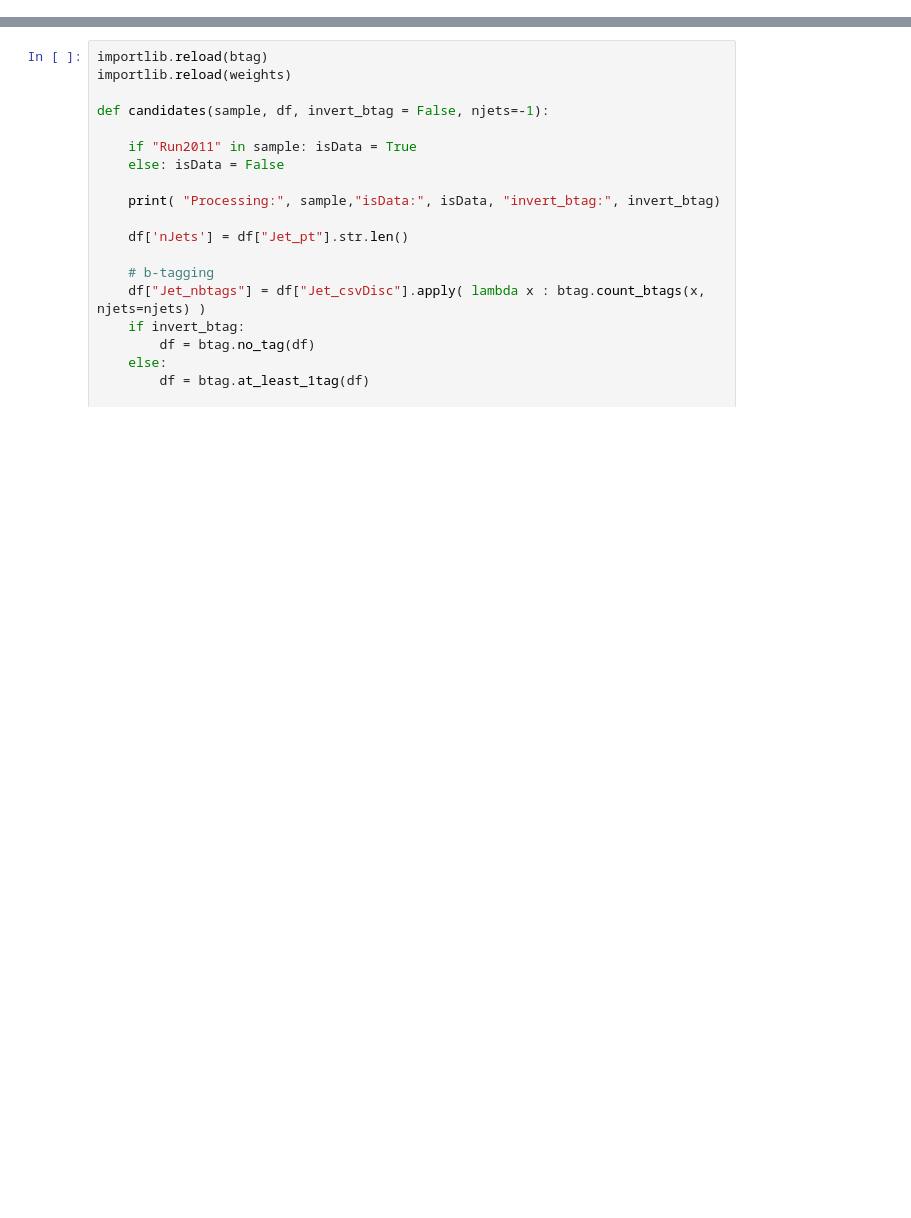
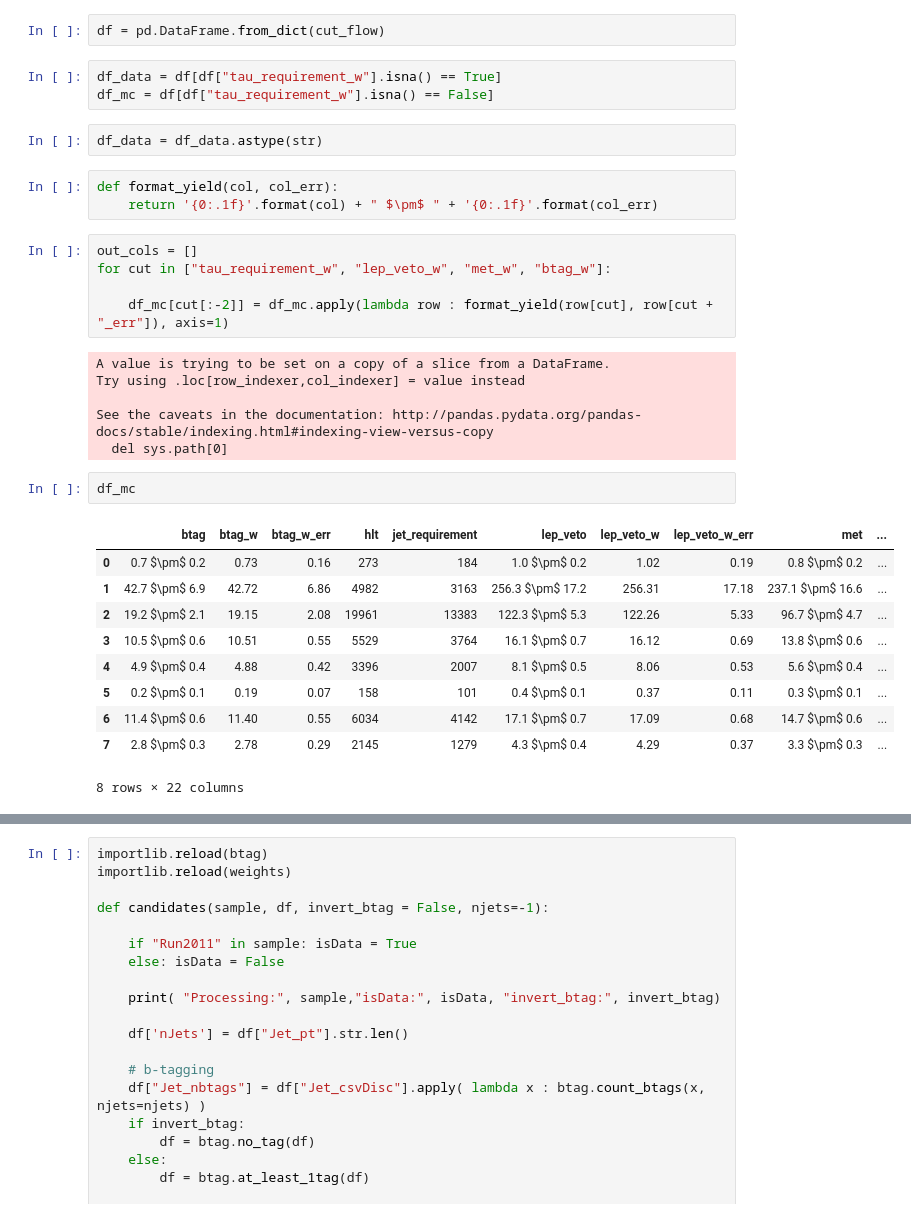
Before and after one commit to llayer/cmsopen, a Jupyter notebook: columnar/script_selection.ipynb, the cells around one changed output, grey strips where cells are left out. Saved outputs shown, nothing was run; the diff lists cells and outputs as text; blank space fills up the shorter version.

```diff
--- a/columnar/script_selection.ipynb
+++ b/columnar/script_selection.ipynb
@@ -47,0 +115,34 @@ samples = event_selection()
+# %%
+df = pd.DataFrame.from_dict(cut_flow)
+# %%
+df_data = df[df["tau_requirement_w"].isna() == True]
+df_mc = df[df["tau_requirement_w"].isna() == False]
+# %%
+df_data = df_data.astype(str)
+# %%
+def format_yield(col, col_err):
+    return '{0:.1f}'.format(col) + " $\pm$ " + '{0:.1f}'.format(col_err)
+# %%
+out_cols = []
+for cut in ["tau_requirement_w", "lep_veto_w", "met_w", "btag_w"]:
+
+    df_mc[cut[:-2]] = df_mc.apply(lambda row : format_yield(row[cut], row[cut + "_err"]), axis=1)
+# %% [output]
+A value is trying to be set on a copy of a slice from a DataFrame.
+Try using .loc[row_indexer,col_indexer] = value instead
+
+See the caveats in the documentation: http://pandas.pydata.org/pandas-docs/stable/indexing.html#indexing-view-versus-copy
+  del sys.path[0]
+# %%
+df_mc
+# %% [output]
+|  | btag | btag_w | btag_w_err | hlt | jet_requirement | lep_veto | lep_veto_w | lep_veto_w_err | met | ... |
+| 0 | 0.7 $\pm$ 0.2 | 0.73 | 0.16 | 273 | 184 | 1.0 $\pm$ 0.2 | 1.02 | 0.19 | 0.8 $\pm$ 0.2 | ... |
+| 1 | 42.7 $\pm$ 6.9 | 42.72 | 6.86 | 4982 | 3163 | 256.3 $\pm$ 17.2 | 256.31 | 17.18 | 237.1 $\pm$ 16.6 | ... |
+| 2 | 19.2 $\pm$ 2.1 | 19.15 | 2.08 | 19961 | 13383 | 122.3 $\pm$ 5.3 | 122.26 | 5.33 | 96.7 $\pm$ 4.7 | ... |
+| 3 | 10.5 $\pm$ 0.6 | 10.51 | 0.55 | 5529 | 3764 | 16.1 $\pm$ 0.7 | 16.12 | 0.69 | 13.8 $\pm$ 0.6 | ... |
+| 4 | 4.9 $\pm$ 0.4 | 4.88 | 0.42 | 3396 | 2007 | 8.1 $\pm$ 0.5 | 8.06 | 0.53 | 5.6 $\pm$ 0.4 | ... |
+| 5 | 0.2 $\pm$ 0.1 | 0.19 | 0.07 | 158 | 101 | 0.4 $\pm$ 0.1 | 0.37 | 0.11 | 0.3 $\pm$ 0.1 | ... |
+| 6 | 11.4 $\pm$ 0.6 | 11.40 | 0.55 | 6034 | 4142 | 17.1 $\pm$ 0.7 | 17.09 | 0.68 | 14.7 $\pm$ 0.6 | ... |
+| 7 | 2.8 $\pm$ 0.3 | 2.78 | 0.29 | 2145 | 1279 | 4.3 $\pm$ 0.4 | 4.29 | 0.37 | 3.3 $\pm$ 0.3 | ... |
+8 rows × 22 columns
```
Also changed, not shown: parts of 69 cells of this notebook, 3 other files.
